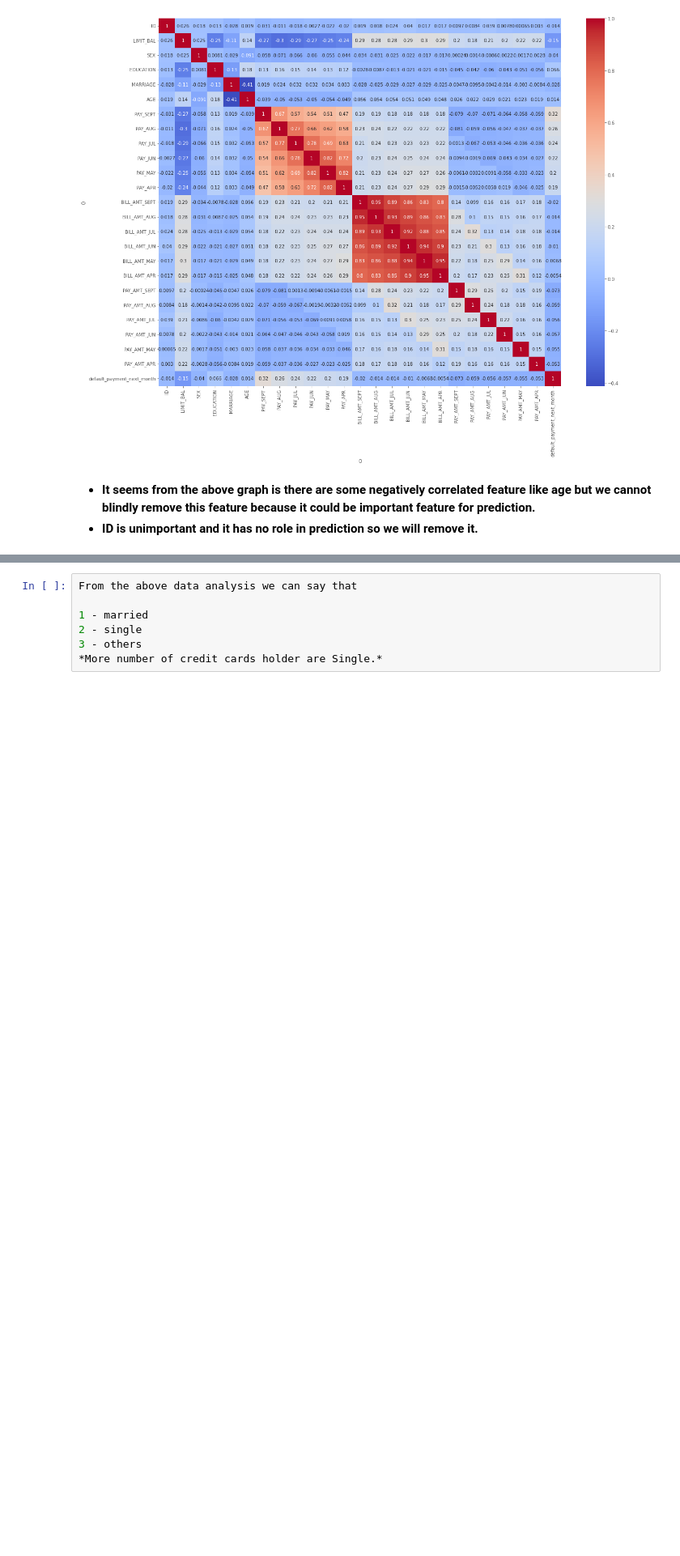
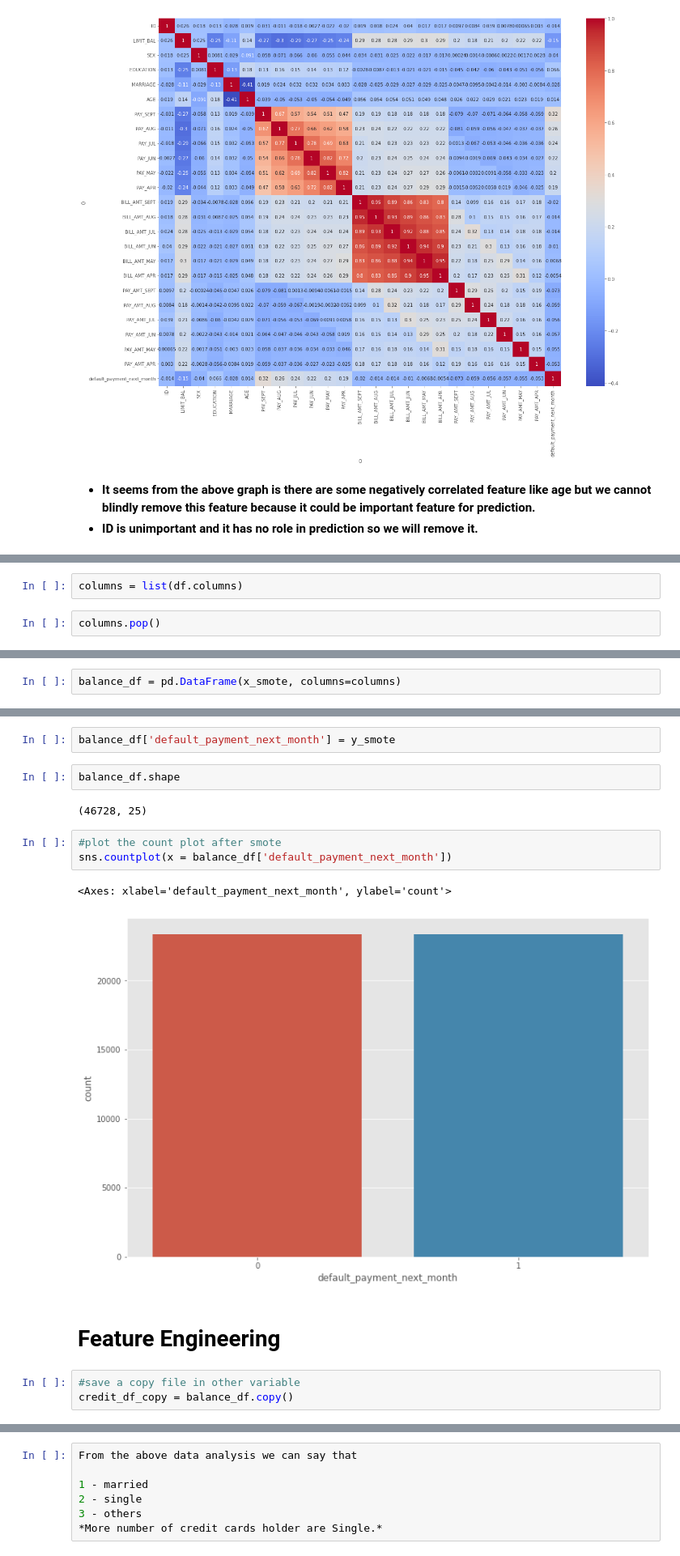
Before and after one commit to harshithgowdakc/Credit-Card-Default-Prediction, a Jupyter notebook: Credit_Card_Default_Prediction.ipynb, the cells around one changed output, grey strips where cells are left out. Shown at 81% size. Cells and saved outputs as stored; diff of their text form; blank space fills up the shorter version.

Commit message:
Data_Modeling

```diff
--- a/Credit_Card_Default_Prediction.ipynb
+++ b/Credit_Card_Default_Prediction.ipynb
@@ -763,0 +811,4 @@ sns.heatmap(df.corr(),annot=True,cmap="coolwarm")
+# %%
+columns = list(df.columns)
+# %%
+columns.pop()
@@ -763,0 +817,2 @@ sns.heatmap(df.corr(),annot=True,cmap="coolwarm")
+# %%
+balance_df = pd.DataFrame(x_smote, columns=columns)
@@ -763,0 +839,17 @@ sns.heatmap(df.corr(),annot=True,cmap="coolwarm")
+# %%
+balance_df['default_payment_next_month'] = y_smote
+# %%
+balance_df.shape
+# %% [output]
+(46728, 25)
+# %%
+#plot the count plot after smote
+sns.countplot(x = balance_df['default_payment_next_month'])
+# %% [output]
+<Axes: xlabel='default_payment_next_month', ylabel='count'>
+[figure, added]
+# %% [markdown]
+# **Feature Engineering**
+# %%
+#save a copy file in other variable
+credit_df_copy = balance_df.copy()
```
Also changed, not shown: parts of 33 cells of this notebook.
